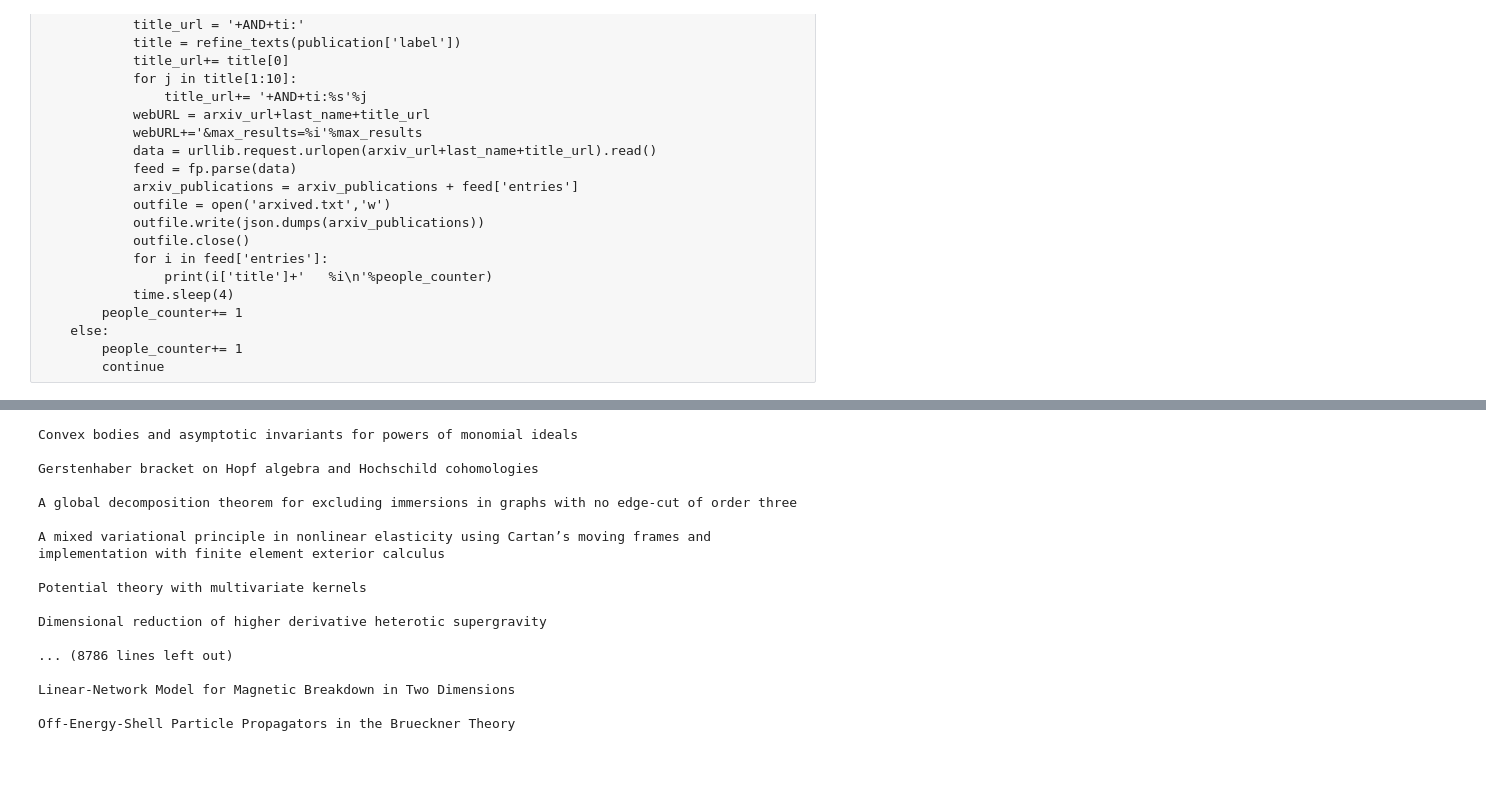
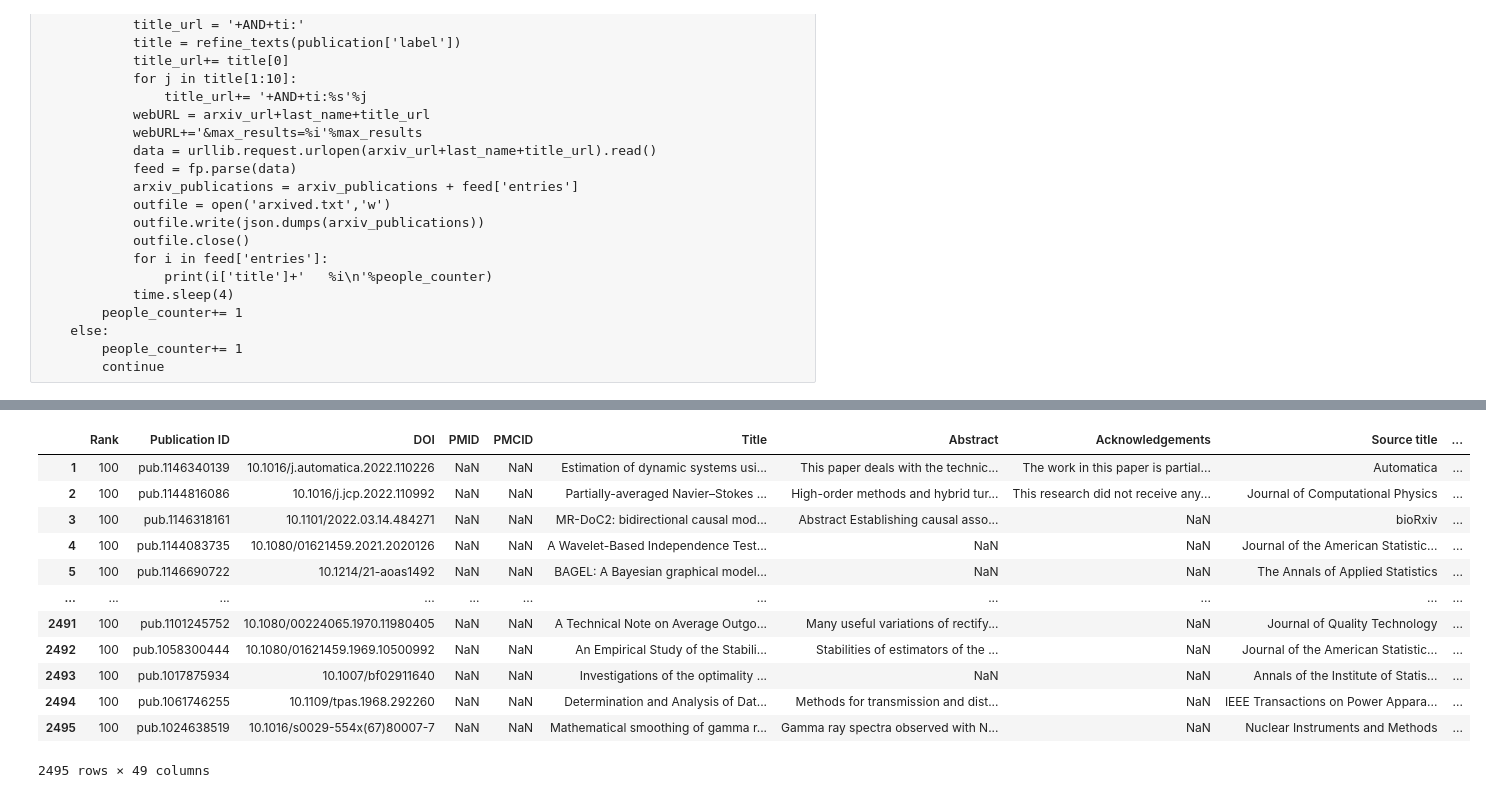
Before and after one commit to ManaswineeB/TAMIDSBeanQueens, a Jupyter notebook: arxiv_api.ipynb, the cells around one changed output, grey strips where cells are left out. Cells and saved outputs as stored; diff of their text form; code cells hidden in the pictures; blank space fills up the shorter version.

```diff
--- a/arxiv_api.ipynb
+++ b/arxiv_api.ipynb
@@ -179,4 +179,20 @@ def refine_texts(text):
             continue
     return text
 # %%
-df = pd.read_excel('Dimensions_Math.xlsx')
+df = pd.read_excel('Dimensions_Stat.xlsx')
+df.set_axis(df.iloc[0,:],axis=1,inplace=True)
+df = df.drop(index=0,axis=1)
+# %% [output]
+|  | Rank | Publication ID | DOI | PMID | PMCID | Title | Abstract | Acknowledgements | Source title | ... |
+| 1 | 100 | pub.1146340139 | 10.1016/j.automatica.2022.110226 | NaN | NaN | Estimation of dynamic systems usi... | This paper deals with the technic... | The work in this paper is partial... | Automatica | ... |
+| 2 | 100 | pub.1144816086 | 10.1016/j.jcp.2022.110992 | NaN | NaN | Partially-averaged Navier–Stokes ... | High-order methods and hybrid tur... | This research did not receive any... | Journal of Computational Physics | ... |
+| 3 | 100 | pub.1146318161 | 10.1101/2022.03.14.484271 | NaN | NaN | MR-DoC2: bidirectional causal mod... | Abstract Establishing causal asso... | NaN | bioRxiv | ... |
+| 4 | 100 | pub.1144083735 | 10.1080/01621459.2021.2020126 | NaN | NaN | A Wavelet-Based Independence Test... | NaN | NaN | Journal of the American Statistic... | ... |
+| 5 | 100 | pub.1146690722 | 10.1214/21-aoas1492 | NaN | NaN | BAGEL: A Bayesian graphical model... | NaN | NaN | The Annals of Applied Statistics | ... |
+| ... | ... | ... | ... | ... | ... | ... | ... | ... | ... | ... |
+| 2491 | 100 | pub.1101245752 | 10.1080/00224065.1970.11980405 | NaN | NaN | A Technical Note on Average Outgo... | Many useful variations of rectify... | NaN | Journal of Quality Technology | ... |
+| 2492 | 100 | pub.1058300444 | 10.1080/01621459.1969.10500992 | NaN | NaN | An Empirical Study of the Stabili... | Stabilities of estimators of the ... | NaN | Journal of the American Statistic... | ... |
+| 2493 | 100 | pub.1017875934 | 10.1007/bf02911640 | NaN | NaN | Investigations of the optimality ... | NaN | NaN | Annals of the Institute of Statis... | ... |
+| 2494 | 100 | pub.1061746255 | 10.1109/tpas.1968.292260 | NaN | NaN | Determination and Analysis of Dat... | Methods for transmission and dist... | NaN | IEEE Transactions on Power Appara... | ... |
+| 2495 | 100 | pub.1024638519 | 10.1016/s0029-554x(67)80007-7 | NaN | NaN | Mathematical smoothing of gamma r... | Gamma ray spectra observed with N... | NaN | Nuclear Instruments and Methods | ... |
+2495 rows × 49 columns
@@ -187,21 +198,0 @@ df = df.drop(labels = 0, axis = 0)
-# %%
-for i in df['Title']:
-    print(str(i)+'\n')
-# %% [output]
-Convex bodies and asymptotic invariants for powers of monomial ideals
-
-Gerstenhaber bracket on Hopf algebra and Hochschild cohomologies
-
-A global decomposition theorem for excluding immersions in graphs with no edge-cut of order three
-
-A mixed variational principle in nonlinear elasticity using Cartan’s moving frames and implementation with finite element exterior calculus
-
-Potential theory with multivariate kernels
-
-Dimensional reduction of higher derivative heterotic supergravity
-
-... (8786 lines left out)
-
-Linear-Network Model for Magnetic Breakdown in Two Dimensions
-
-Off-Energy-Shell Particle Propagators in the Brueckner Theory
```
Also changed, not shown: parts of 9 cells of this notebook, 1 other file.
